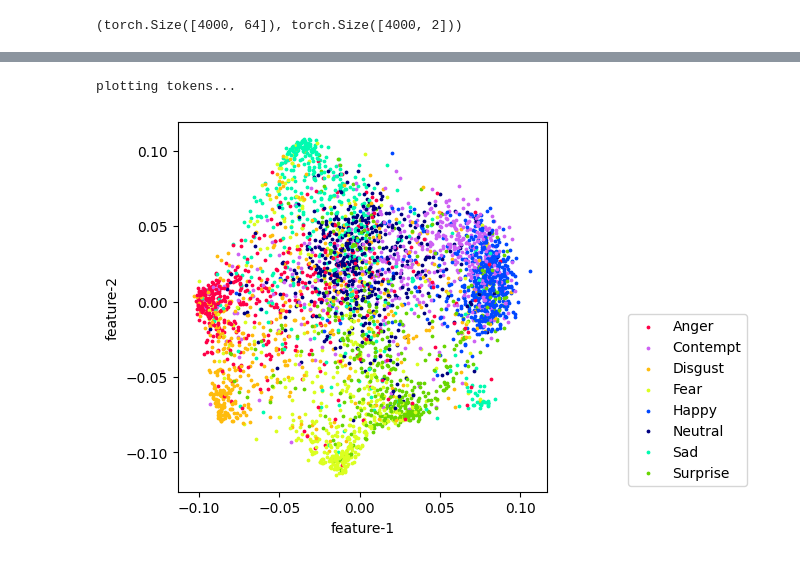
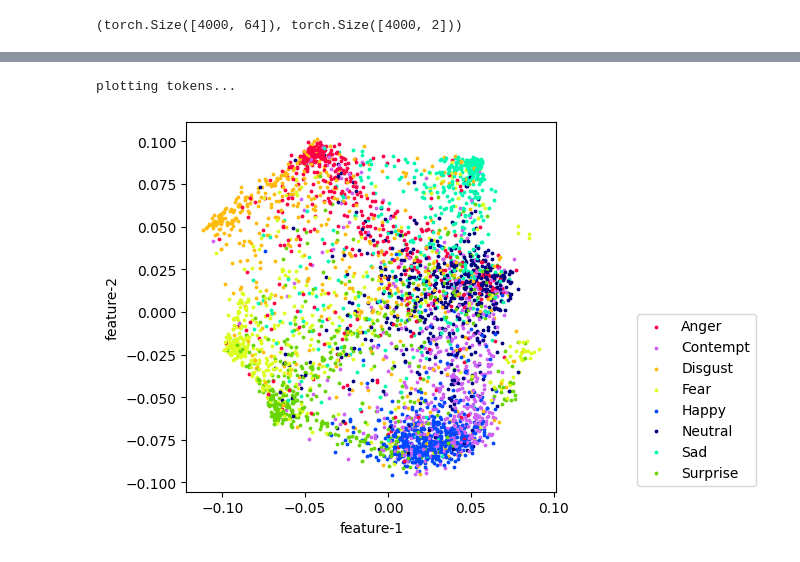
Before and after one commit to nRknpy/AffectNet-experiments, a Jupyter notebook: notebooks/plot_head.ipynb, the cells around one changed output, grey strips where cells are left out. Drawn from its saved outputs; the diff is of its cells as text; code cells hidden in the pictures.

Commit message:
add lang exp

```diff
--- a/notebooks/plot_head.ipynb
+++ b/notebooks/plot_head.ipynb
@@ -10,7 +10,7 @@ device
 # %% [output]
 device(type='cuda')
 # %%
-model_ckpt = 'affe_lang_cos'
+model_ckpt = 'lang'
 # %%
 from transformers import ViTFeatureExtractor, ViTForImageClassification
 
@@ -39,7 +39,7 @@ emotion_dataset = AffectNetDataset('../../Affectnet/validation.csv',
 from tqdm import tqdm
 import numpy as np
 
-def head_outputs(model, dataset, device):
+def head_outputs_valaro(model, dataset, device):
     features = []
     labels = []
     for img, label in tqdm(dataset):
@@ -52,8 +52,24 @@ def head_outputs(model, dataset, device):
     features = torch.stack(features).squeeze()
     labels = torch.stack(labels)
     data = np.column_stack((features, labels))
-    np.savetxt(os.path.join(f'data/{model_ckpt}'+"head_and_valaro.csv"), data, delimiter=',')
+    np.savetxt(os.path.join(f'data/head_align/{model_ckpt}'+"head_and_valaro.csv"), data, delimiter=',')
     return features, labels
+
+def head_outputs_emotion(model, dataset, device):
+    features = []
+    labels = []
+    for img, label in tqdm(dataset):
+        if isinstance(img, tuple):
+            img = img[0]
+        with torch.no_grad():
+            feature = model(img.unsqueeze(0).to(device)).logits
+        features.append(feature.cpu())
+        labels.append(label)
+    features = torch.stack(features).squeeze()
+    labels = torch.stack(labels)
+    data = np.column_stack((features, labels))
+    np.savetxt(os.path.join(f'data/head_align/{model_ckpt}'+"head_and_emotion.csv"), data, delimiter=',')
+    return features, labels
 # %%
 from typing import Literal
 import torch.nn.functional as F
@@ -69,14 +85,14 @@ def plot_tokens_valence(tokens, targets, n_neighbors, random_seed, method: Liter
         umap = UMAP(n_neighbors=n_neighbors, random_state=random_seed)
         zs = np.array(umap.fit_transform(tokens.numpy()))
         data = np.column_stack((zs, targets.numpy()))
-        np.savetxt(os.path.join(f'data/{model_ckpt}'+"head_valaro.csv"), data, delimiter=",")
+        np.savetxt(os.path.join(f'data/head_align/{model_ckpt}'+"_umap_head_valaro.csv"), data, delimiter=",")
         targets = targets.numpy()
     elif method == 'mds':
         mds = MDS(n_components=2, random_state=random_seed, n_init=2)
         tokens = F.normalize(tokens, dim=0)
         zs = np.array(mds.fit_transform(tokens.numpy()))
         data = np.column_stack((zs, targets.numpy()))
-        np.savetxt(os.path.join(f'data/{model_ckpt}'+"head_valaro.csv"), data, delimiter=",")
+        np.savetxt(os.path.join(f'data/head_align/{model_ckpt}'+"_mds_head_valaro.csv"), data, delimiter=",")
         targets = targets.numpy()
     elif method == 'csv':
         df = pd.read_csv(csv_name, header=None)
@@ -116,14 +132,14 @@ def plot_tokens_arousal(tokens, targets, n_neighbors, random_seed, method: Liter
         umap = UMAP(n_neighbors=n_neighbors, random_state=random_seed)
         zs = np.array(umap.fit_transform(tokens.numpy()))
         data = np.column_stack((zs, targets.numpy()))
-        np.savetxt(os.path.join(f'data/{model_ckpt}'+"head_valaro.csv"), data, delimiter=",")
+        np.savetxt(os.path.join(f'data/head_align/{model_ckpt}'+"_umap_head_valaro.csv"), data, delimiter=",")
         targets = targets.numpy()
     elif method == 'mds':
         mds = MDS(n_components=2, random_state=random_seed, n_init=2)
         tokens = F.normalize(tokens, dim=0)
         zs = np.array(mds.fit_transform(tokens.numpy()))
         data = np.column_stack((zs, targets.numpy()))
-        np.savetxt(os.path.join(f'data/{model_ckpt}'+"head_valaro.csv"), data, delimiter=",")
+        np.savetxt(os.path.join(f'data/head_align/{model_ckpt}'+"_mds_head_valaro.csv"), data, delimiter=",")
         targets = targets.numpy()
     elif method == 'csv':
         df = pd.read_csv(csv_name, header=None)
@@ -165,14 +181,14 @@ def plot_tokens_category(tokens, labels, n_neighbors, id2label, random_seed, met
         umap = UMAP(n_neighbors=n_neighbors, random_state=random_seed)
         zs = np.array(umap.fit_transform(tokens.numpy()))
         data = np.column_stack((zs, labels.numpy()))
-        np.savetxt(os.path.join(f'data/{model_ckpt}'+"emotion.csv"), data, delimiter=",")
+        np.savetxt(os.path.join(f'data/head_align/{model_ckpt}'+"_umap_emotion.csv"), data, delimiter=",")
         ys = labels.numpy()
     elif method == 'mds':
         mds = MDS(n_components=2, random_state=random_seed, n_init=2)
         tokens = F.normalize(tokens, dim=0)
         zs = np.array(mds.fit_transform(tokens.numpy()))
         data = np.column_stack((zs, labels.numpy()))
-        np.savetxt(os.path.join(f'data/{model_ckpt}'+"emotion.csv"), data, delimiter=",")
+        np.savetxt(os.path.join(f'data/head_align/{model_ckpt}'+"_mds_emotion.csv"), data, delimiter=",")
         ys = labels.numpy()
     elif method == 'csv':
         df = pd.read_csv(csv_name, header=None)
@@ -233,13 +249,13 @@ fig.savefig(os.path.join(
 # %%
 from utils import exclude_id
 
 id2label, label2id = exclude_id([8,9,10])
 
-heads, labels = head_outputs(model, emotion_dataset, device)
+heads, labels = head_outputs_emotion(model, emotion_dataset, device)
 fig, legend = plot_tokens_category(heads, labels, 20, id2label, 0, 'mds', None)
 # %% [output]
 plotting tokens...
-[figure, old version]
+[figure, new version]
 # %%
 fig.savefig(os.path.join(
                 f'results/{model_ckpt}'+'head_emotion'+'.svg'), bbox_inches='tight', bbox_extra_artists=[
```
Also changed, not shown: parts of 3 cells of this notebook, 3 other files.
